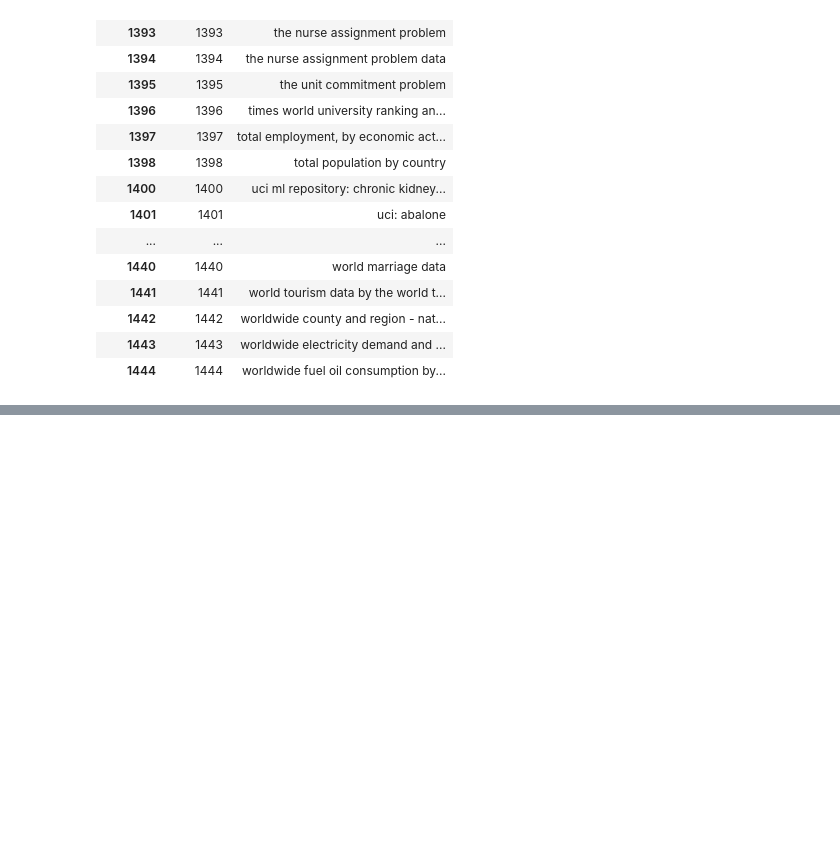
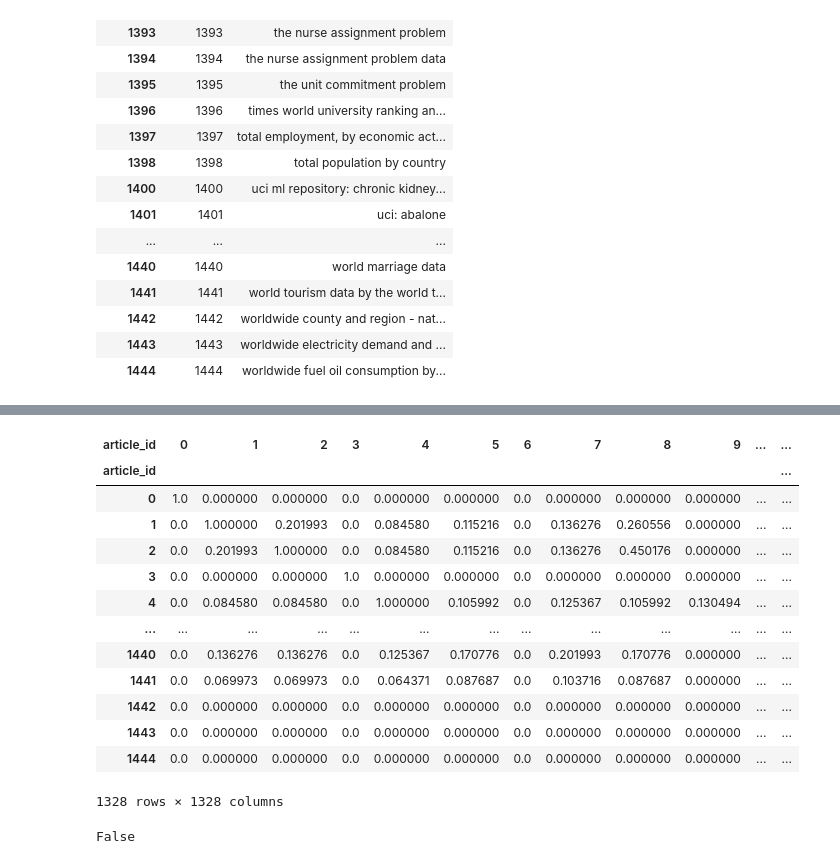
Before and after one commit to gilzero/project_recommendations_ibm, a Jupyter notebook: recommendations_ibm.ipynb, the cells around one changed output, grey strips where cells are left out. Cells and saved outputs as stored; diff of their text form; code cells hidden in the pictures; blank space fills up the shorter version.

```diff
--- a/recommendations_ibm.ipynb
+++ b/recommendations_ibm.ipynb
@@ -1676,0 +1758,30 @@ titles_df.tail(50)
+# %%
+# Iterations. Update the similar score values to title_title
+
+# ATTENTION: THE ITERATION TAKES time, better to track progress
+
+
+start = time.time()
+
+
+# Number of articles in title_title
+len_articles = title_title.shape[0]
+
+
+# List of index of all articles
+idx_articles = list(title_title.index)
+
+# Last idx for tracking in print
+idx_last = title_title.tail(1).index[0]
+
+# Loop thru each article: for each row, loop each columns.
+for i in idx_articles:
+    print(f"Processing row {i} of {idx_last}.")
+
+    for j in idx_articles:
+        title_title.loc[i, j] = compute_title_similarity(i, j)
+
+
+end = time.time()
+print(f"\nTotal Time Processed:")
+print(end - start)
@@ -1676,0 +1806,17 @@ titles_df.tail(50)
+# %%
+title_title
+# %% [output]
+| article_id | 0 | 1 | 2 | 3 | 4 | 5 | 6 | 7 | 8 | 9 | ... | ... |
+| article_id |  |  |  |  |  |  |  |  |  |  |  | ... |
+| 0 | 1.0 | 0.000000 | 0.000000 | 0.0 | 0.000000 | 0.000000 | 0.0 | 0.000000 | 0.000000 | 0.000000 | ... | ... |
+| 1 | 0.0 | 1.000000 | 0.201993 | 0.0 | 0.084580 | 0.115216 | 0.0 | 0.136276 | 0.260556 | 0.000000 | ... | ... |
+| 2 | 0.0 | 0.201993 | 1.000000 | 0.0 | 0.084580 | 0.115216 | 0.0 | 0.136276 | 0.450176 | 0.000000 | ... | ... |
+| 3 | 0.0 | 0.000000 | 0.000000 | 1.0 | 0.000000 | 0.000000 | 0.0 | 0.000000 | 0.000000 | 0.000000 | ... | ... |
+| 4 | 0.0 | 0.084580 | 0.084580 | 0.0 | 1.000000 | 0.105992 | 0.0 | 0.125367 | 0.105992 | 0.130494 | ... | ... |
+| ... | ... | ... | ... | ... | ... | ... | ... | ... | ... | ... | ... | ... |
+| 1440 | 0.0 | 0.136276 | 0.136276 | 0.0 | 0.125367 | 0.170776 | 0.0 | 0.201993 | 0.170776 | 0.000000 | ... | ... |
+| 1441 | 0.0 | 0.069973 | 0.069973 | 0.0 | 0.064371 | 0.087687 | 0.0 | 0.103716 | 0.087687 | 0.000000 | ... | ... |
+| 1442 | 0.0 | 0.000000 | 0.000000 | 0.0 | 0.000000 | 0.000000 | 0.0 | 0.000000 | 0.000000 | 0.000000 | ... | ... |
+| 1443 | 0.0 | 0.000000 | 0.000000 | 0.0 | 0.000000 | 0.000000 | 0.0 | 0.000000 | 0.000000 | 0.000000 | ... | ... |
+| 1444 | 0.0 | 0.000000 | 0.000000 | 0.0 | 0.000000 | 0.000000 | 0.0 | 0.000000 | 0.000000 | 0.000000 | ... | ... |
+1328 rows × 1328 columns
@@ -1676,0 +1827,4 @@ titles_df.tail(50)
+# %%
+9999 in title_title.index.values
+# %% [output]
+False
```
Also changed, not shown: parts of 25 cells of this notebook.
